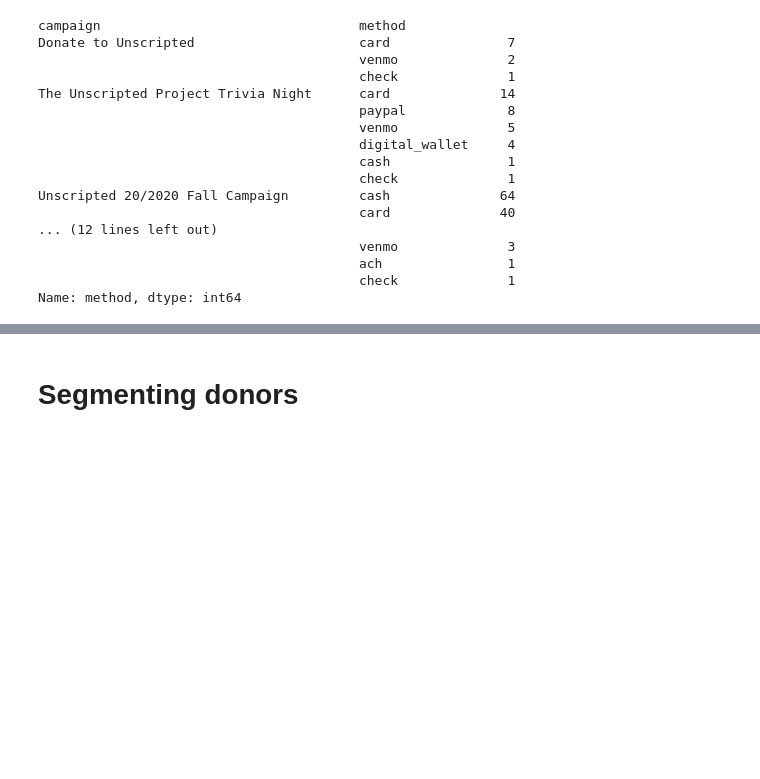
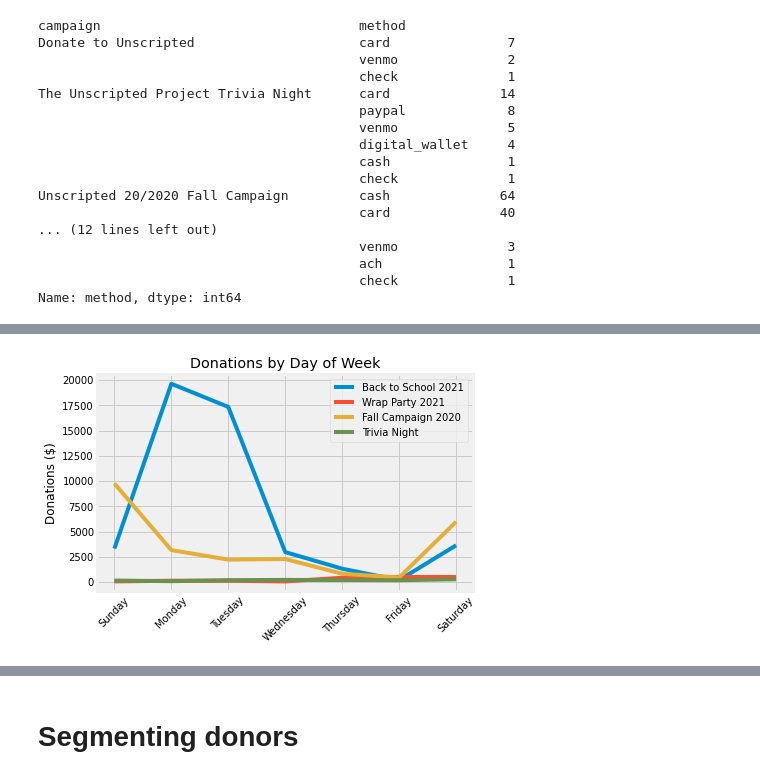
Before and after one commit to wcrowley342/Donordata, a Jupyter notebook: Donation_Data_Analysis.ipynb, the cells around one changed output, grey strips where cells are left out. Drawn from its saved outputs; the diff is of its cells as text; code cells hidden in the pictures; blank space fills up the shorter version.

```diff
--- a/Donation_Data_Analysis.ipynb
+++ b/Donation_Data_Analysis.ipynb
@@ -388,0 +438,3 @@ Name: method, dtype: int64
+# %%
+Trivia_Night = donations[donations['campaign'] == 'The Unscripted Project Trivia Night'].groupby(['donation_day'])['amount'].sum()
+print(Trivia_Night)
@@ -388,0 +450,3 @@ Name: method, dtype: int64
+# %%
+Fall_Campaign_2020 = donations[donations['campaign'] == 'Unscripted 20/2020 Fall Campaign'].groupby(['donation_day'])['amount'].sum()
+print(Fall_Campaign_2020)
@@ -388,0 +463,3 @@ Name: method, dtype: int64
+# %%
+Wrap_Party_2021 = donations[donations['campaign'] == 'Unscripted 2021 Fundraiser Wrap Party'].groupby(['donation_day'])['amount'].sum()
+print(Wrap_Party_2021)
@@ -388,0 +476,3 @@ Name: method, dtype: int64
+# %%
+Back_to_School_2021 = donations[donations['campaign'] == 'Unscripted Back to School 2021 Campaign'].groupby(['donation_day'])['amount'].sum()
+print(Back_to_School_2021)
@@ -388,0 +489,15 @@ Name: method, dtype: int64
+# %%
+plt.plot(Back_to_School_2021)
+plt.plot(Wrap_Party_2021)
+plt.plot(Fall_Campaign_2020)
+plt.plot(Trivia_Night)
+plt.title('Donations by Day of Week')
+#plt.xlabel('day of week')
+plt.xticks([0,1,2,3,4,5,6], ["Sunday",'Monday','Tuesday','Wednesday','Thursday','Friday','Saturday'])
+plt.xticks(rotation=45)
+str_day_list = ['Sunday','Monday','Tuesday','Wednesday','Thursday','Friday','Saturday']
+plt.ylabel('Donations ($)')
+plt.legend(loc = 'upper right', labels=["Back to School 2021",'Wrap Party 2021','Fall Campaign 2020','Trivia Night'] )
+plt.show()
+# %% [output]
+[figure, added]
```
Also changed, not shown: parts of 28 cells of this notebook.
